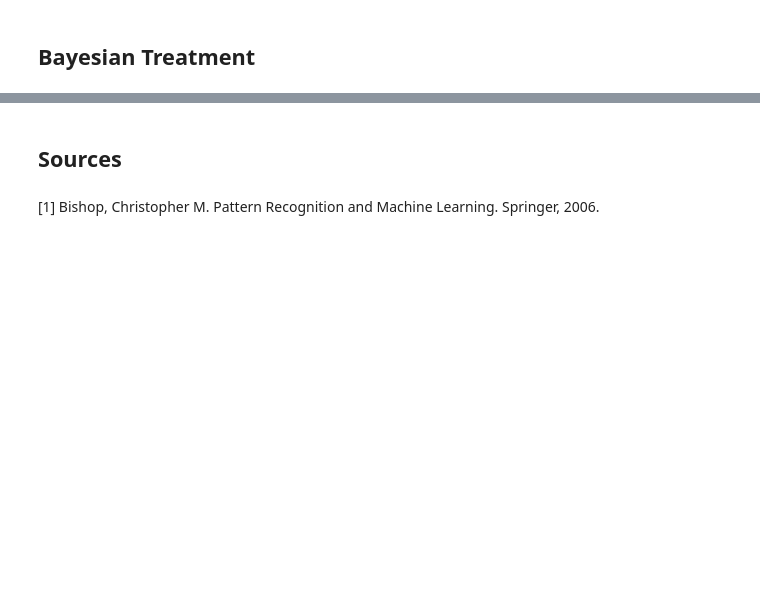
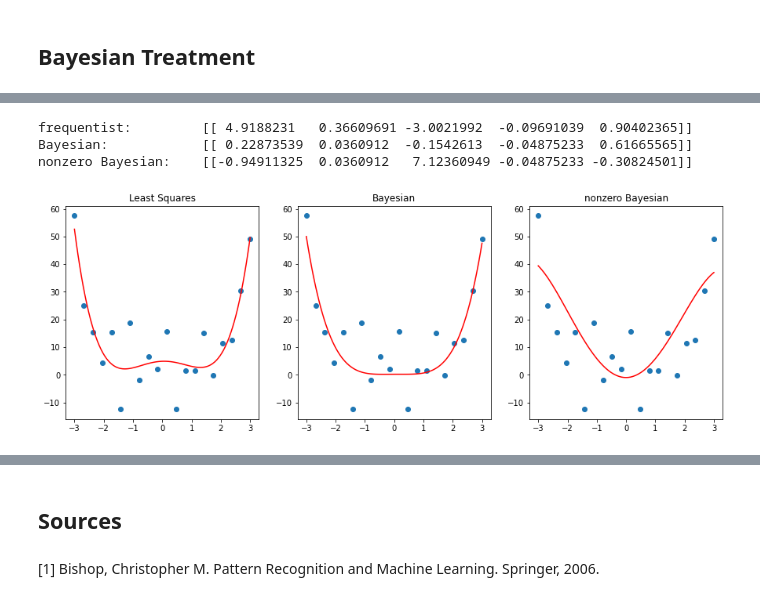
Before and after one commit to chaue/BayesianUpdate, a Jupyter notebook: BayesianLR.ipynb, the cells around one changed output, grey strips where cells are left out. Drawn from its saved outputs; the diff is of its cells as text; code cells hidden in the pictures; blank space fills up the shorter version.

```diff
--- a/BayesianLR.ipynb
+++ b/BayesianLR.ipynb
@@ -219,0 +244,69 @@ plt.show()
+# %%
+import numpy as np
+import matplotlib.pyplot as plt
+np.random.seed(1)
+
+# generate toy data
+numpoints = 20
+x = np.linspace(-3, 3, numpoints)
+x = x[np.newaxis].T
+
+eps_mu = 4
+beta = 0.125
+eps = np.random.normal(eps_mu, 1/beta, size = (dim, numpoints)).T
+t = 0.5 * x**4 + eps
+
+# phi is 5 columns of x^i for i in {0, 1,... 4}
+phi = np.hstack((np.ones((numpoints, 1)), x, x**2, x**3, x**4))
+
+# use lstsq instead, it solves for x in Ax = b
+w = np.linalg.lstsq(phi.T @ phi, phi.T @ t, rcond=None)[0]
+print("frequentist:        ", w.T)
+# draw fitted polynomial
+line_x_ls = np.linspace(np.min(x), np.max(x), 100)
+line_y_ls = w[0] + w[1]*line_x_ls + w[2]*line_x_ls**2 + w[3]*line_x_ls**3 + w[4]*line_x_ls**4
+
+# zero-mean isotropic prior with alpha = 10
+m_0 = np.array([[0], [0], [0], [0], [0]])
+S_0 = 0.1 * np.eye(5)
+beta = 0.125
+
+# calculate bayesian params
+S_0inv = np.linalg.lstsq(S_0, np.eye(5), rcond = None)[0]
+S_n = np.linalg.lstsq(S_0inv + beta * phi.T @ phi, np.eye(5), rcond = None)[0]
+m_n = S_n @ (S_0inv @ m_0 + beta * phi.T @ t)
+# draw bayesian fitted polynomial
+line_x_b1 = np.linspace(np.min(x), np.max(x), 100)
+line_y_b1 = m_n[0] + m_n[1]*line_x_b + m_n[2]*line_x_b**2 + m_n[3]*line_x_b**3 + m_n[4]*line_x_b**4
+print("Bayesian:           ", m_n.T)
+
+# nonzero-mean isotropic prior with alpha = 10
+m_0 = np.array([[0], [0], [10], [0], [0]])
+S_0 = 0.1 * np.eye(5)
+beta = 0.125
+
+# calculate bayesian params
+S_0inv = np.linalg.lstsq(S_0, np.eye(5), rcond = None)[0]
+S_n = np.linalg.lstsq(S_0inv + beta * phi.T @ phi, np.eye(5), rcond = None)[0]
+m_n = S_n @ (S_0inv @ m_0 + beta * phi.T @ t)
+# draw bayesian fitted polynomial
+line_x_b2 = np.linspace(np.min(x), np.max(x), 100)
+line_y_b2 = m_n[0] + m_n[1]*line_x_b + m_n[2]*line_x_b**2 + m_n[3]*line_x_b**3 + m_n[4]*line_x_b**4
+print("nonzero Bayesian:   ", m_n.T)
+
+fig, ax = plt.subplots(1,3, figsize=(15,5))
+ax[0].title.set_text("Least Squares")
+ax[0].scatter(x, t)
+ax[0].plot(line_x_ls, line_y_ls, 'r')
+ax[1].title.set_text("Bayesian")
+ax[1].scatter(x, t)
+ax[1].plot(line_x_b1, line_y_b1, 'r')
+ax[2].title.set_text("nonzero Bayesian")
+ax[2].scatter(x, t)
+ax[2].plot(line_x_b2, line_y_b2, 'r')
+plt.show()
+# %% [output]
+frequentist:         [[ 4.9188231   0.36609691 -3.0021992  -0.09691039  0.90402365]]
+Bayesian:            [[ 0.22873539  0.0360912  -0.1542613  -0.04875233  0.61665565]]
+nonzero Bayesian:    [[-0.94911325  0.0360912   7.12360949 -0.04875233 -0.30824501]]
+[figure, added]
```
Also changed, not shown: parts of 18 cells of this notebook, 5 other files.
